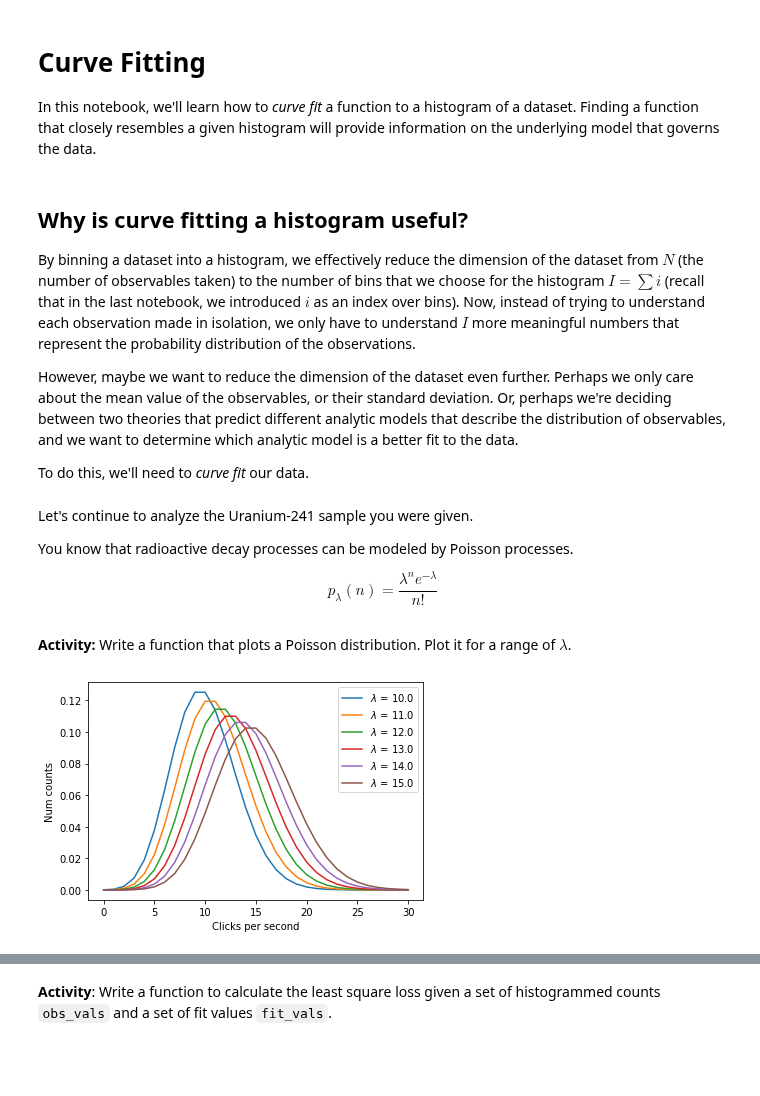
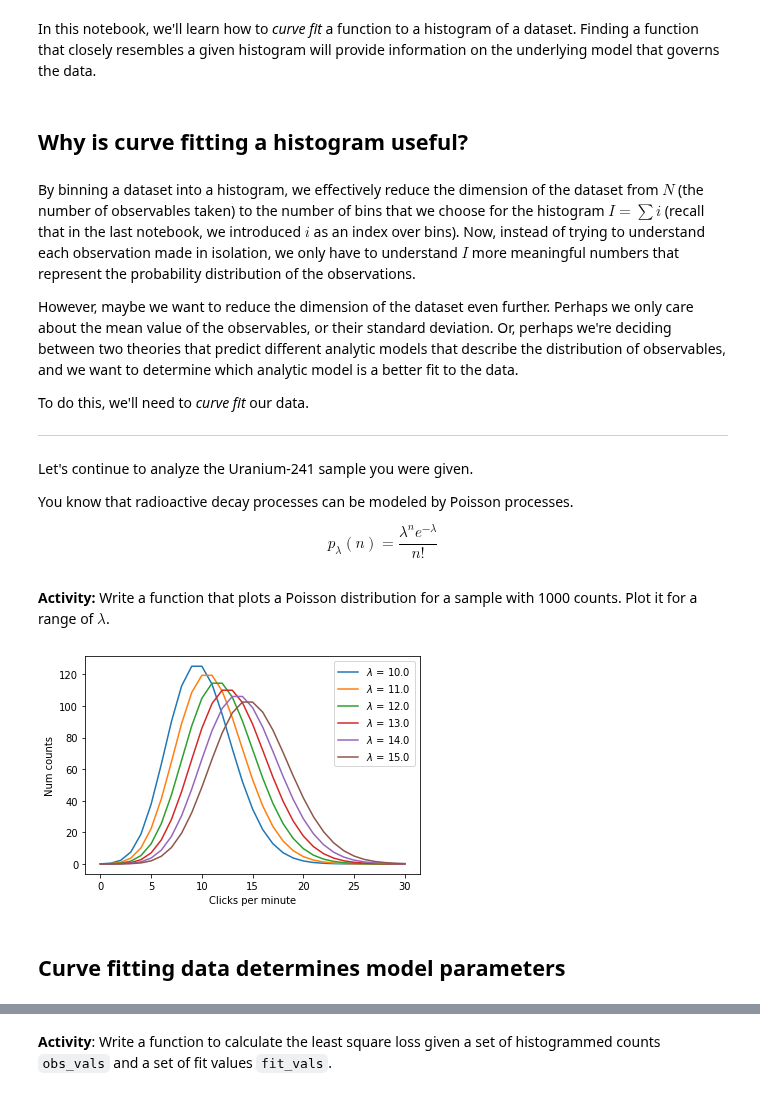
Before and after one commit to GDS-Education-Community-of-Practice/DSECOP, a Jupyter notebook: Intro_to_Data_Processing/02_introduction_to_curve_fitting.ipynb, the cells around one changed output, grey strips where cells are left out. Drawn from its saved outputs; the diff is of its cells as text; code cells hidden in the pictures; blank space fills up the shorter version.

```diff
--- a/Intro_to_Data_Processing/02_introduction_to_curve_fitting.ipynb
+++ b/Intro_to_Data_Processing/02_introduction_to_curve_fitting.ipynb
@@ -18,15 +18,15 @@ Mounted at /content/drive/
 # %% [markdown]
-# Curve Fitting
-
 In this notebook, we'll learn how to *curve fit* a function to a histogram of a dataset. Finding a function that closely resembles a given histogram will provide information on the underlying model that governs the data.
+# %% [markdown]
+## Why is curve fitting a histogram useful?
 # %% [markdown]
-## Why is curve fitting a histogram useful?
-
 By binning a dataset into a histogram, we effectively reduce the dimension of the dataset from $N$ (the number of observables taken) to the number of bins that we choose for the histogram $I = \sum i$ (recall that in the last notebook, we introduced $i$ as an index over bins). Now, instead of trying to understand each observation made in isolation, we only have to understand $I$ more meaningful numbers that represent the probability distribution of the observations.
 
 However, maybe we want to reduce the dimension of the dataset even further. Perhaps we only care about the mean value of the observables, or their standard deviation. Or, perhaps we're deciding between two theories that predict different analytic models that describe the distribution of observables, and we want to determine which analytic model is a better fit to the data.
 
 To do this, we'll need to *curve fit* our data.
+
+---
 # %% [markdown]
 Let's continue to analyze the Uranium-241 sample you were given.
 
@@ -35,22 +35,24 @@ You know that radioactive decay processes can be modeled by Poisson processes.
 $$p_{\lambda}(n) = \frac{\lambda^n e^{-\lambda}}{n!} $$
 # %% [markdown]
 
-**Activity:** Write a function that plots a Poisson distribution. Plot it for a range of $\lambda$.
+**Activity:** Write a function that plots a Poisson distribution for a sample with 1000 counts. Plot it for a range of $\lambda$.
 # %%
 n_vals = np.linspace(0, 30, 31)
 
-def poisson(n, l):
+def poisson(n, l, N):
 
-  return [(l**x)*np.exp(-l) / np.math.factorial(x) for x in n]
+  return [N*(l**x)*np.exp(-l) / np.math.factorial(x) for x in n]
 
 plt.figure()
 for l in np.linspace(10,15,6):
-  plt.plot(n_vals, poisson(n_vals, l), label = "$\lambda$ = "+str(l))
+  plt.plot(n_vals, poisson(n_vals, l, 1000), label = "$\lambda$ = "+str(l))
 plt.legend()
 
 plt.xlabel("Clicks per minute")
 plt.ylabel("Num counts")
 plt.show()
 # %% [output]
-[figure, old version]
+[figure, new version]
+# %% [markdown]
+## Curve fitting data determines model parameters
 # %% [markdown]
```
Also changed, not shown: parts of 19 cells of this notebook, 5 other files.
